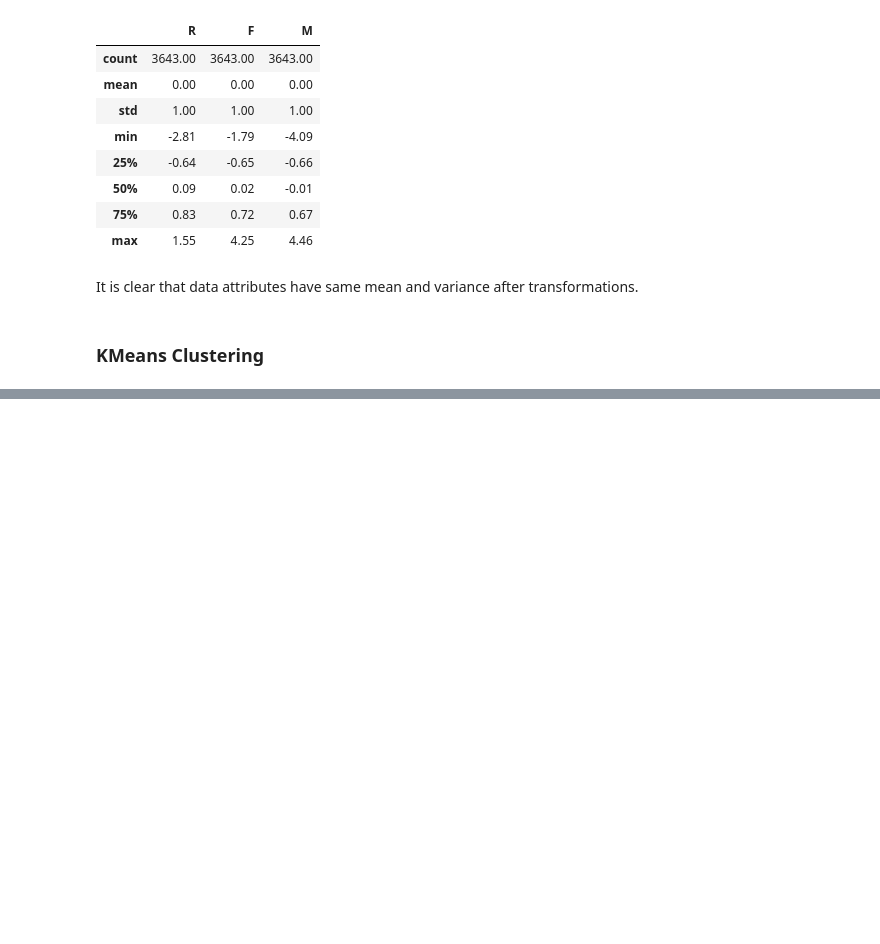
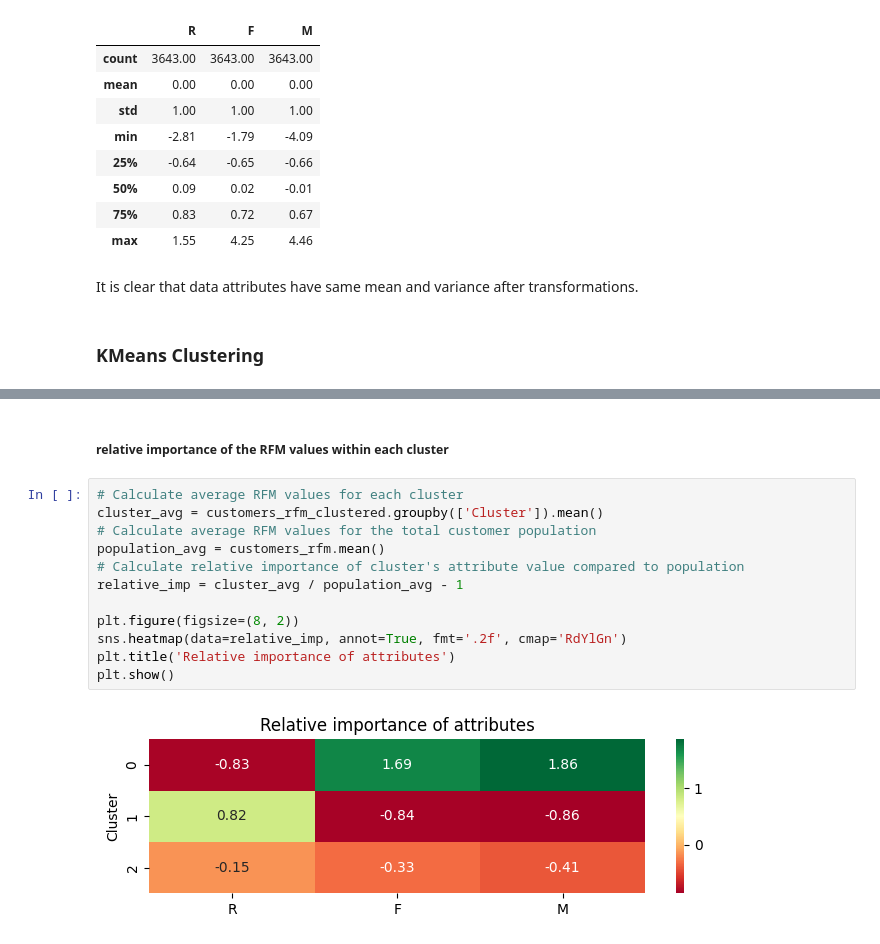
Before and after one commit to m-baset/customer-segmentation, a Jupyter notebook: customer_segmentation.ipynb, the cells around one changed output, grey strips where cells are left out. Drawn from its saved outputs; the diff is of its cells as text; blank space fills up the shorter version.

```diff
--- a/customer_segmentation.ipynb
+++ b/customer_segmentation.ipynb
@@ -234,0 +283,16 @@ It is clear that data attributes have same mean and variance after transformatio
+# %% [markdown]
+##### relative importance of the RFM values within each cluster
+# %%
+# Calculate average RFM values for each cluster
+cluster_avg = customers_rfm_clustered.groupby(['Cluster']).mean()
+# Calculate average RFM values for the total customer population
+population_avg = customers_rfm.mean()
+# Calculate relative importance of cluster's attribute value compared to population
+relative_imp = cluster_avg / population_avg - 1
+
+plt.figure(figsize=(8, 2))
+sns.heatmap(data=relative_imp, annot=True, fmt='.2f', cmap='RdYlGn')
+plt.title('Relative importance of attributes')
+plt.show()
+# %% [output]
+[figure, added]
```
Also changed, not shown: parts of 13 cells of this notebook.
